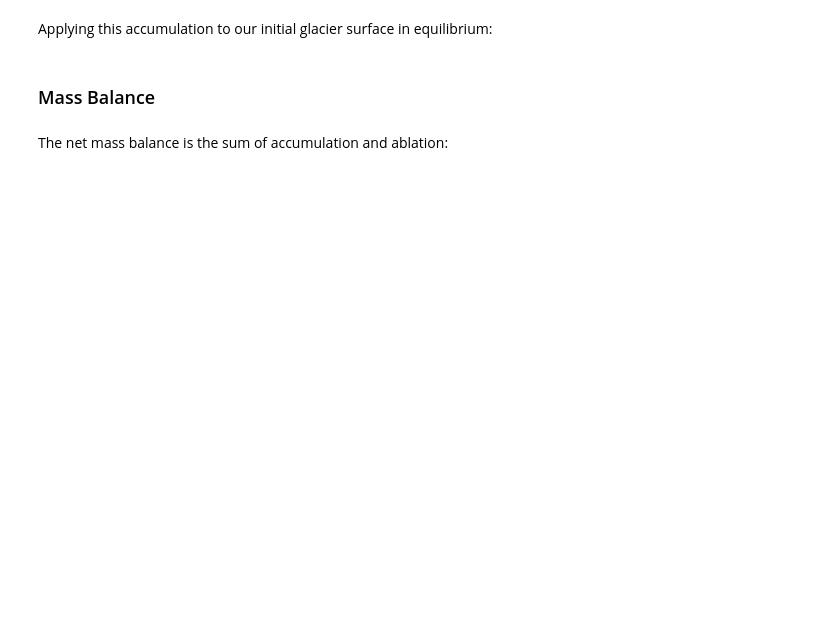
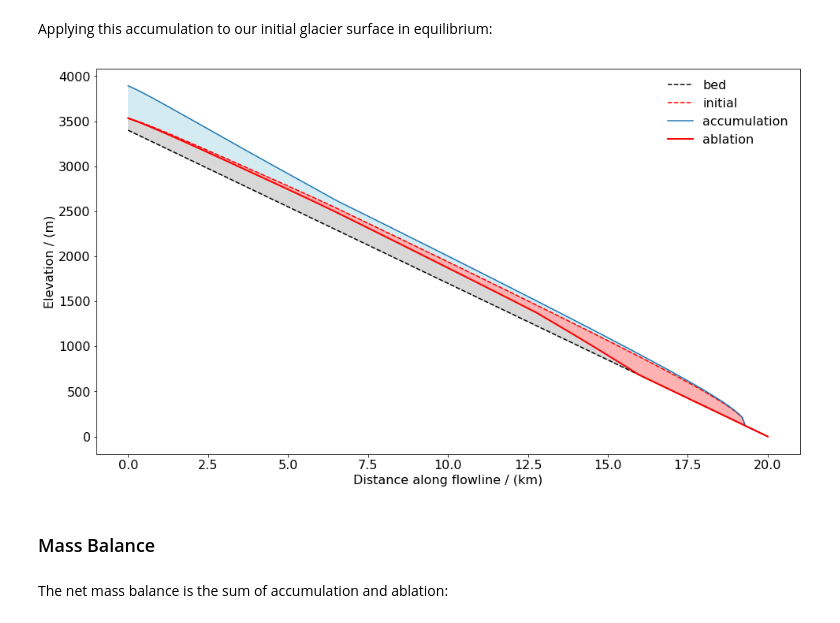
Before and after one commit to OGGM/oggm-edu-notebooks, a Jupyter notebook: oggm-edu/accumulation_and_ablation.ipynb, the cells around one changed output. Drawn from its saved outputs; the diff is of its cells as text; code cells hidden in the pictures; blank space fills up the shorter version.

```diff
--- a/oggm-edu/accumulation_and_ablation.ipynb
+++ b/oggm-edu/accumulation_and_ablation.ipynb
@@ -257,15 +300,19 @@ abl_sfc[no_ice] = bed_h[no_ice]
 # %%
 fig, ax = plt.subplots(1, 1, figsize=(16, 9))
 ax.plot(distance_along_glacier, bed_h, '--k', label='bed')
 ax.plot(distance_along_glacier, initial, '--r', label='initial')
 ax.plot(distance_along_glacier, acc_sfc, '-', label='accumulation')
 ax.plot(distance_along_glacier, abl_sfc, '-r', linewidth=2, label='ablation')
 #ax.hlines(ela, distance_along_glacier[0], distance_along_glacier[-1], linestyle='--', color='grey')
 #ax.text(distance_along_glacier[-1], ela + 10, 'Equilibrium line altitude', horizontalalignment='right', verticalalignment='bottom', color='grey')
 ax.fill_between(distance_along_glacier, bed_h, abl_sfc, color='grey', alpha=0.3);
 ax.fill_between(distance_along_glacier, initial, acc_sfc, color='lightblue', alpha=0.5);
 ax.fill_between(distance_along_glacier, initial, abl_sfc, color='red', alpha=0.3);
 ax.legend(frameon=False);
+ax.set_xlabel('Distance along flowline / (km)')
+ax.set_ylabel('Elevation / (m)');
+# %% [output]
+[figure, added]
 # %% [markdown]
 ### Mass Balance
 # %% [markdown]
```
Also changed, not shown: parts of 17 cells of this notebook.
